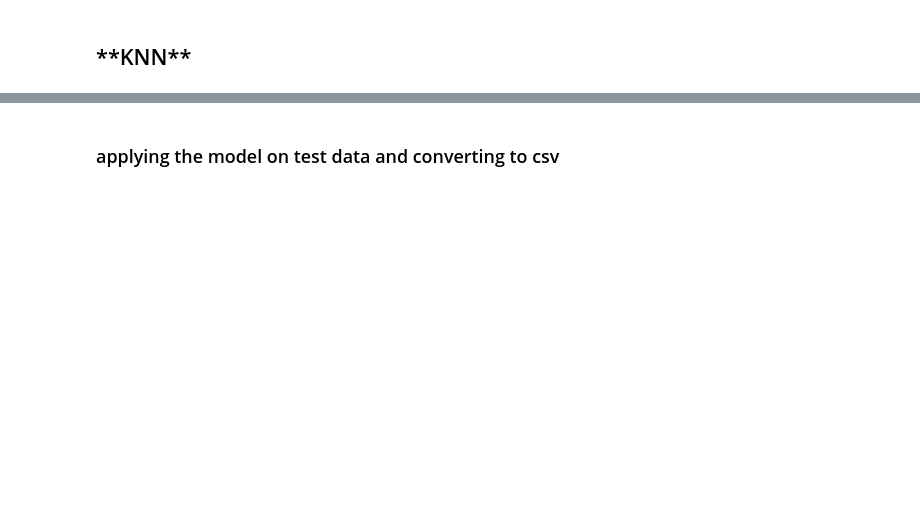
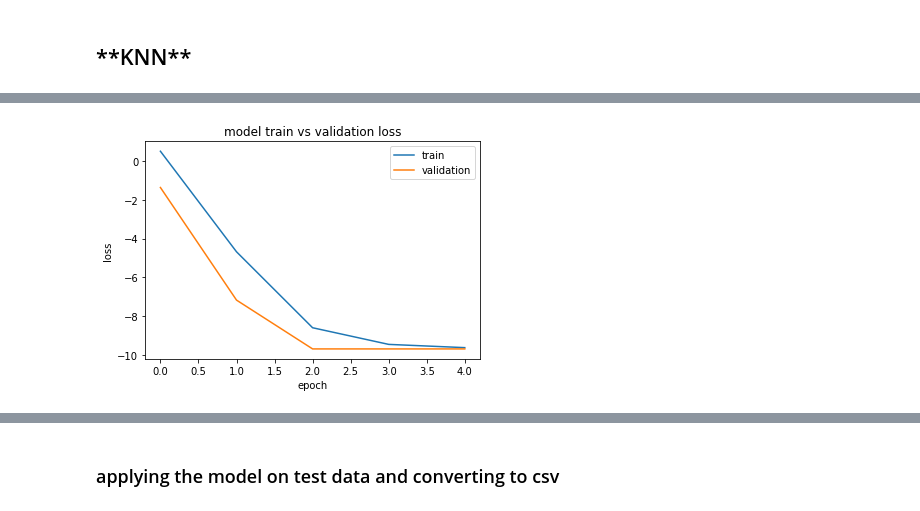
Before and after one commit to saneet09/Hackathon, a Jupyter notebook: Untitled1.ipynb, the cells around one changed output, grey strips where cells are left out. Saved outputs shown, nothing was run; the diff lists cells and outputs as text; code cells hidden in the pictures; blank space fills up the shorter version.

```diff
--- a/Untitled1.ipynb
+++ b/Untitled1.ipynb
@@ -208,0 +362,31 @@ knn.fit(X_train_tfidf, y_train);
+# %%
+#https://datascience.stackexchange.com/questions/45165/how-to-get-accuracy-f1-precision-and-recall-for-a-keras-model
+def recall_m(y_true, y_pred):
+        true_positives = K.sum(K.round(K.clip(y_true * y_pred, 0, 1)))
+        possible_positives = K.sum(K.round(K.clip(y_true, 0, 1)))
+        recall = true_positives / (possible_positives + K.epsilon())
+        return recall
+
+def precision_m(y_true, y_pred):
+        true_positives = K.sum(K.round(K.clip(y_true * y_pred, 0, 1)))
+        predicted_positives = K.sum(K.round(K.clip(y_pred, 0, 1)))
+        precision = true_positives / (predicted_positives + K.epsilon())
+        return precision
+# %%
+def f1_m(y_true, y_pred):
+    precision = precision_m(y_true, y_pred)
+    recall = recall_m(y_true, y_pred)
+    return 2*((precision*recall)/(precision+recall+K.epsilon()))
+# %%
+from keras.layers import Activation, Dropout, Flatten, Dense
+from keras.layers.normalization import BatchNormalization
+from keras import backend as K
+embedding_vecor_length = 32
+top_words = 5000
+model = Sequential()
+model.add(Embedding(top_words+1, embedding_vecor_length))
+model.add(LSTM(100))
+model.add(Dropout(0.5))
+model.add(Dense(1, activation='sigmoid'))
+model.compile(loss='binary_crossentropy', optimizer='adam', metrics=[f1_m])
+print(model.summary())
@@ -208,0 +410,5 @@ knn.fit(X_train_tfidf, y_train);
+# %%
+history=model.fit(X_train, y_train, validation_data=(X_test, y_test),nb_epoch=5, batch_size=200)
+# Final evaluation of the model
+scores = model.evaluate(X_test, y_test, verbose=0)
+print("F1: %.2f%%" % (scores[1]*100))
@@ -208,0 +428,11 @@ knn.fit(X_train_tfidf, y_train);
+# %%
+from matplotlib import pyplot
+pyplot.plot(history.history['loss'])
+pyplot.plot(history.history['val_loss'])
+pyplot.title('model train vs validation loss')
+pyplot.ylabel('loss')
+pyplot.xlabel('epoch')
+pyplot.legend(['train', 'validation'], loc='upper right')
+pyplot.show()
+# %% [output]
+[figure, added]
```
Also changed, not shown: parts of 44 cells of this notebook.
